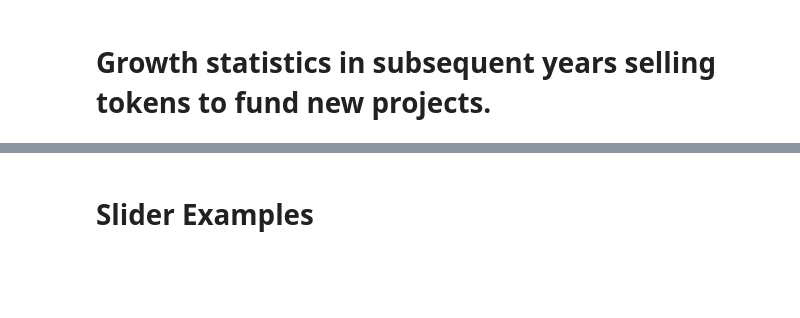
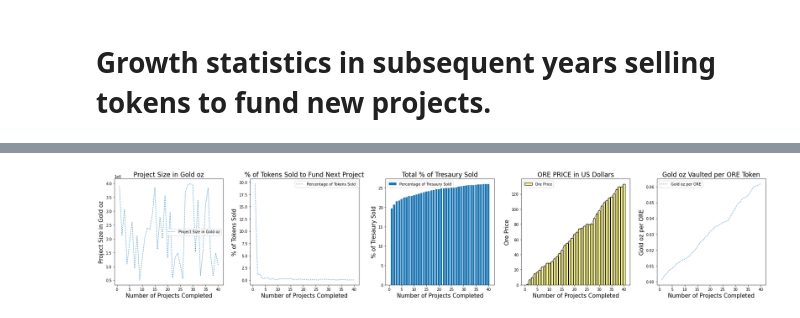
Before and after one commit to Jasper-Rowan/GreenVaultTokenomics, a Jupyter notebook: GreenVault_Tokenomics_Collab.ipynb, the cells around one changed output, grey strips where cells are left out. Cells and saved outputs as stored; diff of their text form; code cells hidden in the pictures; blank space fills up the shorter version.

```diff
--- a/GreenVault_Tokenomics_Collab.ipynb
+++ b/GreenVault_Tokenomics_Collab.ipynb
@@ -332,2 +359,15 @@ plt.legend();
-# %% [markdown]
-# Slider Examples
+# %%
+# In this model we will randomly sample a project size from 500,000 - 4,000,000 gold Ounces, repeating this process ROUNDS number of times.
+PROJECT_SIZE_MIN = 500000
+PROJECT_SIZE_MAX = 4000000
+ROUNDS = 40
+
+
+dao = GreenVaultDAO(2000000000, 1000000000)
+dao.buy_gold(1000000, 0, 0, 0)
+
+project_sizes = [np.random.randint(PROJECT_SIZE_MIN, high=PROJECT_SIZE_MAX) for _ in range(ROUNDS)]
+
+runModel(project_sizes)
+# %% [output]
+[figure, added]
```
Also changed, not shown: parts of 8 cells of this notebook.
